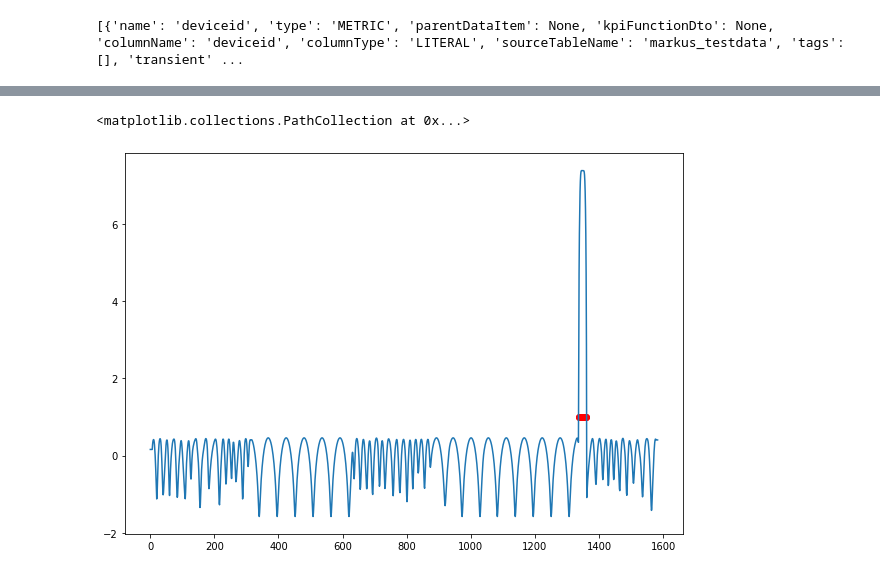
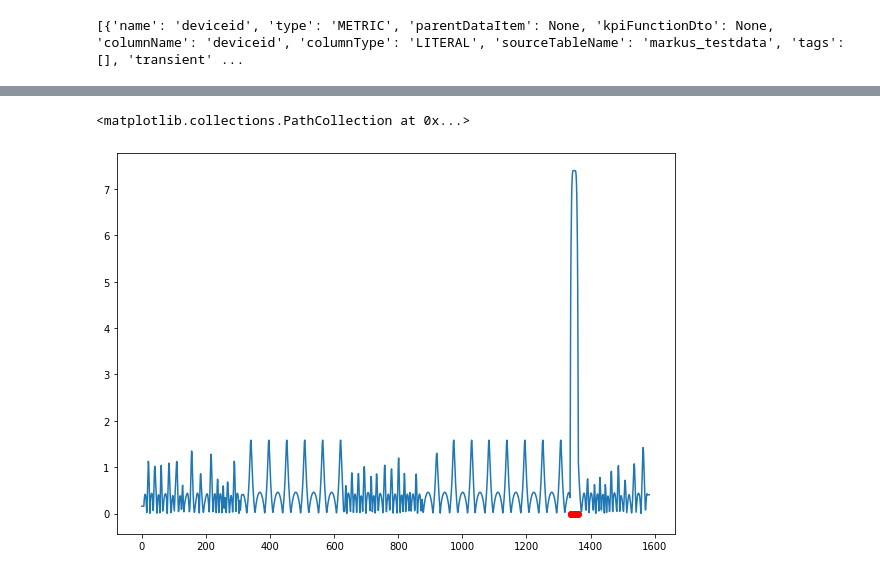
Before and after one commit to sedgewickmm18/mmfunctions, a Jupyter notebook: Test_Postgres.ipynb, the cells around one changed output, grey strips where cells are left out. Cells and saved outputs as stored; diff of their text form; code cells hidden in the pictures.

```diff
--- a/Test_Postgres.ipynb
+++ b/Test_Postgres.ipynb
@@ -512,14 +503,15 @@ dm_markus_testdata
 # %%
 zscoreI = df_out[['value_n']].to_numpy()
-zscoreb = abs((zscoreI > 3).astype(float) + (zscoreI < -3).astype(float))
+zscoreb = (abs(zscoreI) > 3).astype(float) # + (zscoreI < -3).astype(float))
 zscoreb[zscoreb == 0] = np.nan
+zscoreb[~np.isnan(zscoreb)] = 0
 
 f, ax = plt.subplots(1,1,figsize=(10,7))
-ax.plot(df.index, zscoreI)
-ax.scatter(df.index, zscoreb, color = 'red')
+ax.plot(df_out.index, abs(zscoreI))
+ax.scatter(df_out.index, zscoreb, color = 'red')
 # %% [output]
 <matplotlib.collections.PathCollection at 0x...>
-[figure, old version]
+[figure, new version]
 # %%
 # dm_markus_testdate MUST exist, so run the following sql statment in DBeaver
 
```
Also changed, not shown: parts of 16 cells of this notebook, 1 other file.
